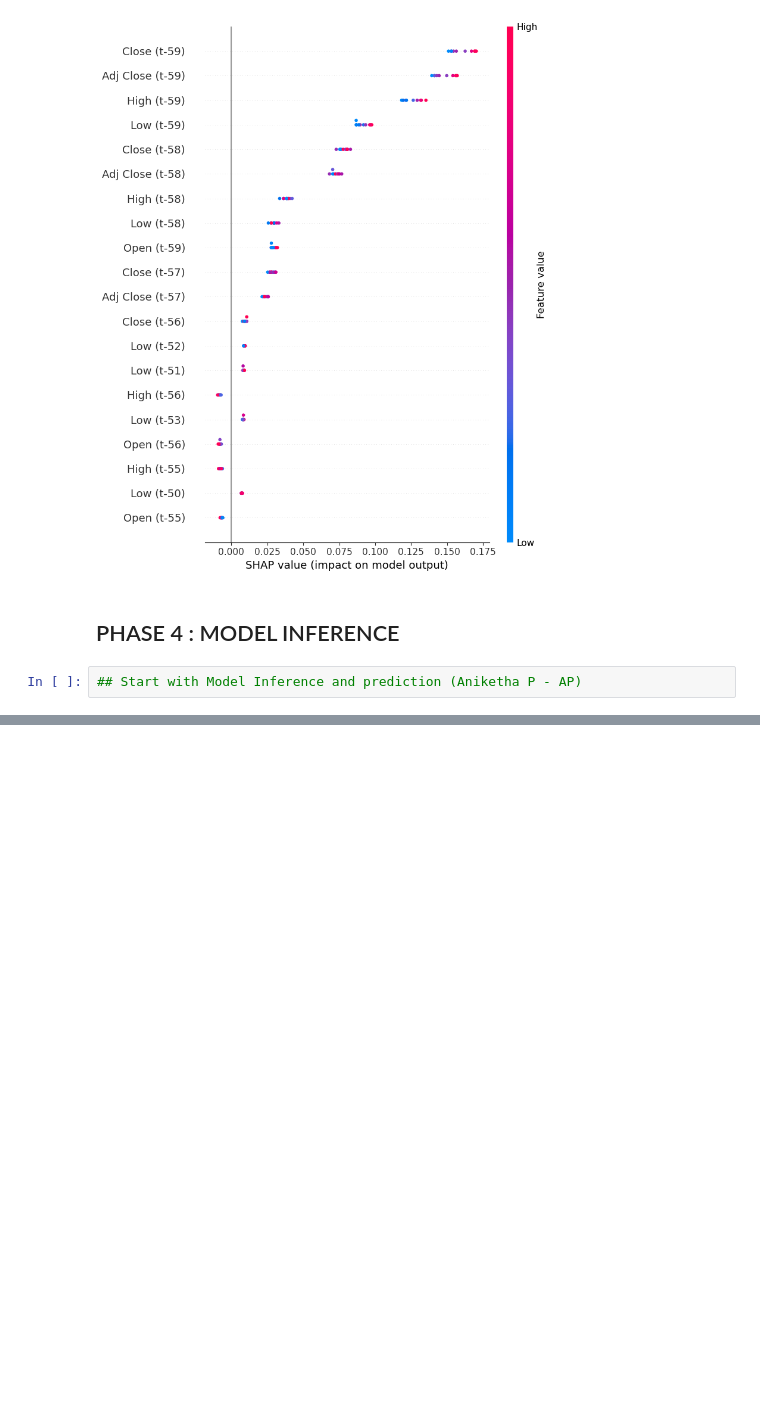
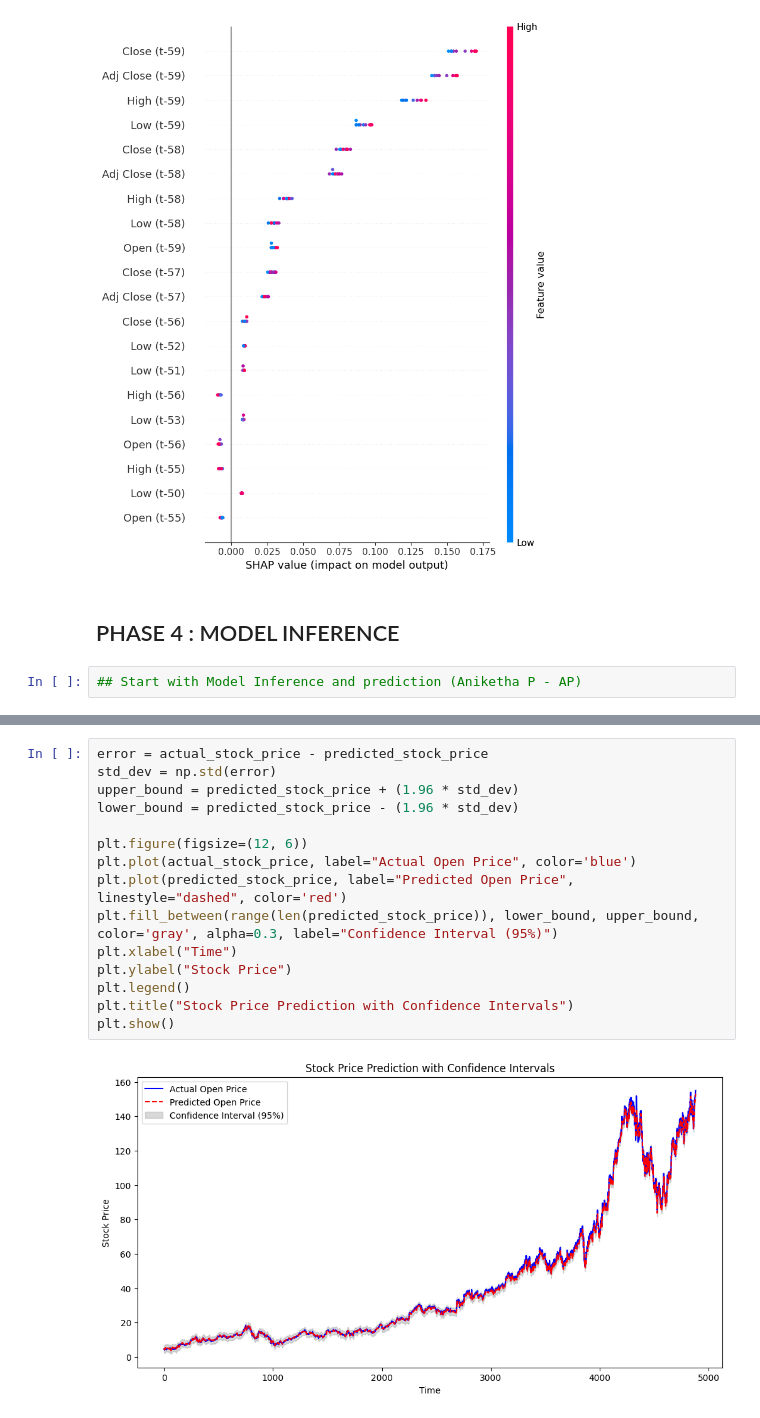
Before and after one commit to msaakaash/Multivariate-Stock-Price-Forecasting, a Jupyter notebook: notebooks/stockMarketForecasting.ipynb, the cells around one changed output, grey strips where cells are left out. Saved outputs shown, nothing was run; the diff lists cells and outputs as text; blank space fills up the shorter version.

```diff
--- a/notebooks/stockMarketForecasting.ipynb
+++ b/notebooks/stockMarketForecasting.ipynb
@@ -682,0 +813,17 @@ shap.summary_plot(shap_values_2d, test_samples_2d, feature_names=feature_names)
+# %%
+error = actual_stock_price - predicted_stock_price
+std_dev = np.std(error)
+upper_bound = predicted_stock_price + (1.96 * std_dev)
+lower_bound = predicted_stock_price - (1.96 * std_dev)
+
+plt.figure(figsize=(12, 6))
+plt.plot(actual_stock_price, label="Actual Open Price", color='blue')
+plt.plot(predicted_stock_price, label="Predicted Open Price", linestyle="dashed", color='red')
+plt.fill_between(range(len(predicted_stock_price)), lower_bound, upper_bound, color='gray', alpha=0.3, label="Confidence Interval (95%)")
+plt.xlabel("Time")
+plt.ylabel("Stock Price")
+plt.legend()
+plt.title("Stock Price Prediction with Confidence Intervals")
+plt.show()
+# %% [output]
+[figure, added]
```
Also changed, not shown: parts of 18 cells of this notebook.
